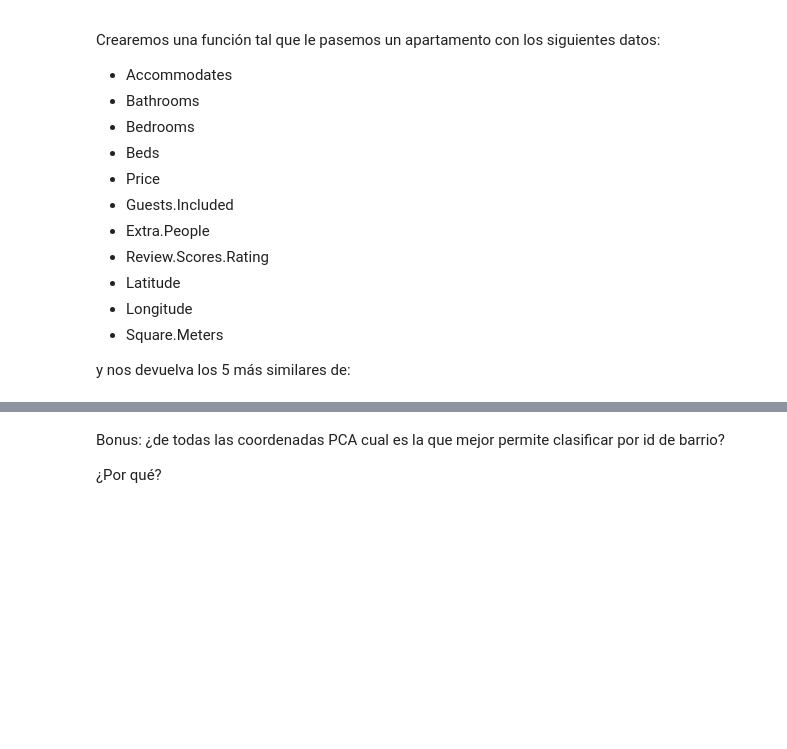
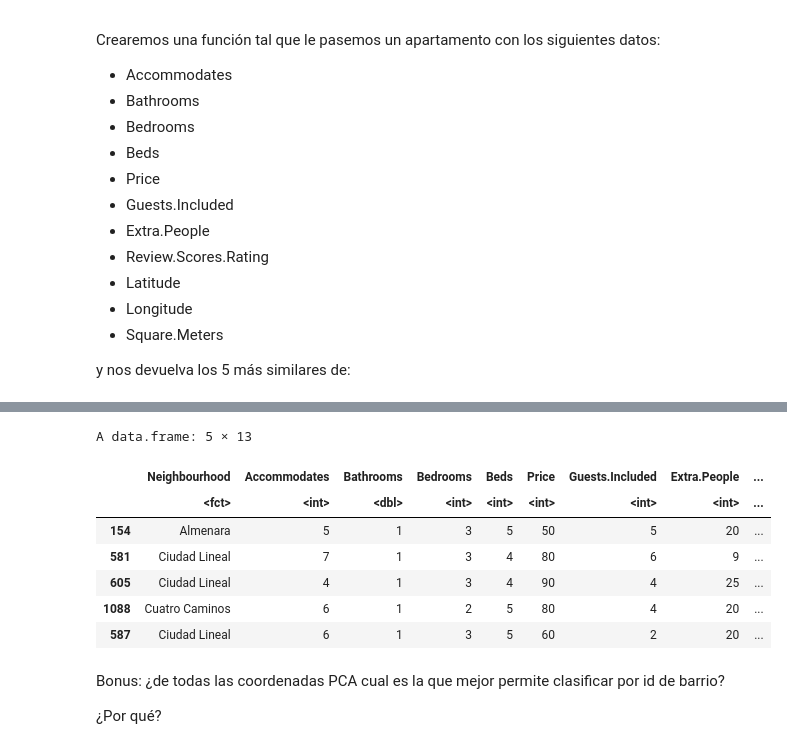
Before and after one commit to bernikrn/data-mining-practica, a Jupyter notebook: Practica-BernardoKoron.ipynb, the cells around one changed output, grey strips where cells are left out. Drawn from its saved outputs; the diff is of its cells as text; code cells hidden in the pictures; blank space fills up the shorter version.

```diff
--- a/Practica-BernardoKoron.ipynb
+++ b/Practica-BernardoKoron.ipynb
@@ -402,3 +386,41 @@ y nos devuelva los 5 más similares de:
+# %%
+find_closest_5 <- function(df_piso) {
+    # Piso de prueba transformado
+    piso_tr = predict(pr_madrid, df_piso)
+    # Se mantienen solo los 4 primeros vectores del piso transformado
+    piso_tr <- piso_tr[,1:n_pca]
+
+    # Crea DF vacio para almacenar distancias e indicies
+    dist <- data.frame(matrix(ncol = 2, nrow = 0))
+    x <- c("index","dist_euclidean")
+    colnames(dist) <- x
+
+    # Guarda indices y distancias en DF
+    for (i in 1:nrow(Apc)){
+        dist[i,"index"] <- i
+        dist[i,"dist_euclidean"] <- sum( (piso_tr-Apc[i,])^2 )
+    }
+
+    return(df_madrid[dist[order(dist$"dist_euclidean"),] |> head(5) |> pull("index"),])
+}
+# %%
+# Genero un piso de prueba con los mismos valores que la fila df_madrid[100,]
+# para luego poder comprbar que ese sea el piso al que mas se parece
+
+piso_prueba <- data.frame(Accommodates=5, Bathrooms=1, Bedrooms=3, Beds=5,
+                          Price=50, Guests.Included=5, Extra.People=20,
+                          Review.Scores.Rating=93, Latitude=40.47142, Longitude=-3.696469, Square.Meters=89.9758 )
+# %%
+find_closest_5(piso_prueba)
+# %% [output]
+A data.frame: 5 × 13
+|  | Neighbourhood | Accommodates | Bathrooms | Bedrooms | Beds | Price | Guests.Included | Extra.People | ... |
+|  | <fct> | <int> | <dbl> | <int> | <int> | <int> | <int> | <int> | ... |
+| 154 | Almenara | 5 | 1 | 3 | 5 | 50 | 5 | 20 | ... |
+| 581 | Ciudad Lineal | 7 | 1 | 3 | 4 | 80 | 6 | 9 | ... |
+| 605 | Ciudad Lineal | 4 | 1 | 3 | 4 | 90 | 4 | 25 | ... |
+| 1088 | Cuatro Caminos | 6 | 1 | 2 | 5 | 80 | 4 | 20 | ... |
+| 587 | Ciudad Lineal | 6 | 1 | 3 | 5 | 60 | 2 | 20 | ... |
 # %% [markdown]
 Bonus: ¿de todas las coordenadas PCA cual es la que mejor permite clasificar por id de barrio?
 
```
Also changed, not shown: parts of 8 cells of this notebook.
